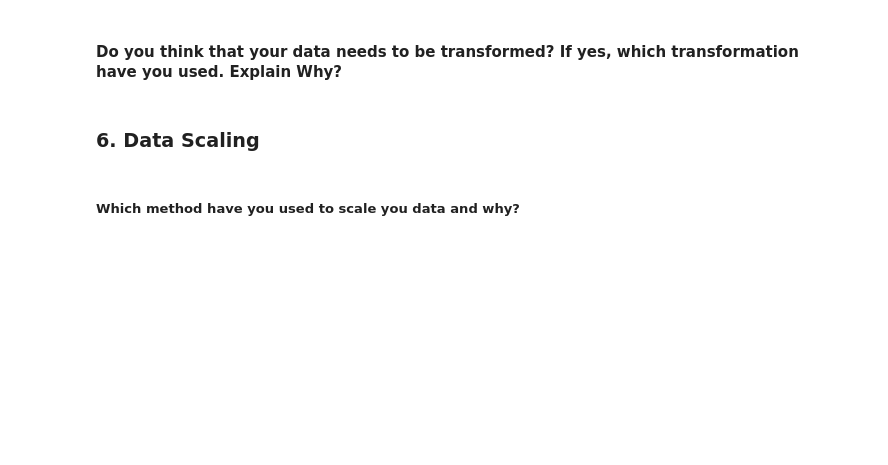
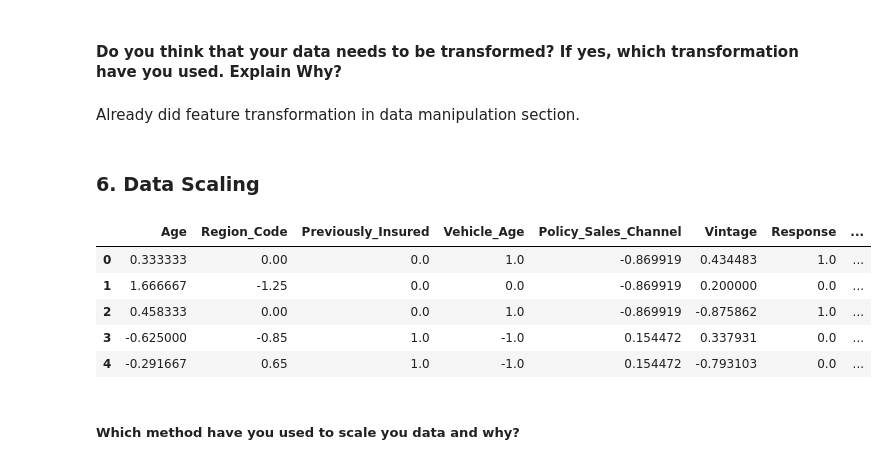
Before and after one commit to msantoshidevi/Health-Insurance-Cross-Sell-Prediction-Project, a Jupyter notebook: Health_Insurance_Cross_Sell_Prediction.ipynb, the cells around one changed output. Drawn from its saved outputs; the diff is of its cells as text; code cells hidden in the pictures; blank space fills up the shorter version.

```diff
--- a/Health_Insurance_Cross_Sell_Prediction.ipynb
+++ b/Health_Insurance_Cross_Sell_Prediction.ipynb
@@ -1226,2 +1310,4 @@ Answer Here.
+# %%
+df_encoded = df_encoded.drop(['Driving_License','Gender_Male'],axis=1)
 # %% [markdown]
 ##### What all feature selection methods have you used  and why?
@@ -1240,2 +1324,4 @@ Answer Here.
+# %% [markdown]
+Already did feature transformation in data manipulation section.
 # %% [markdown]
 ### 6. Data Scaling
@@ -1244,2 +1328,16 @@ Answer Here.
+# %%
+# Scaling your data
+# Robust Scaling
+scaler_robust = RobustScaler()
+df_robust = pd.DataFrame(scaler_robust.fit_transform(df_encoded), columns=df_encoded.columns)
+# %%
+df_robust.head()
+# %% [output]
+|  | Age | Region_Code | Previously_Insured | Vehicle_Age | Policy_Sales_Channel | Vintage | Response | ... |
+| 0 | 0.333333 | 0.00 | 0.0 | 1.0 | -0.869919 | 0.434483 | 1.0 | ... |
+| 1 | 1.666667 | -1.25 | 0.0 | 0.0 | -0.869919 | 0.200000 | 0.0 | ... |
+| 2 | 0.458333 | 0.00 | 0.0 | 1.0 | -0.869919 | -0.875862 | 1.0 | ... |
+| 3 | -0.625000 | -0.85 | 1.0 | -1.0 | 0.154472 | 0.337931 | 0.0 | ... |
+| 4 | -0.291667 | 0.65 | 1.0 | -1.0 | 0.154472 | -0.793103 | 0.0 | ... |
 # %% [markdown]
 ##### Which method have you used to scale you data and why?
```
Also changed, not shown: parts of 39 cells of this notebook.
